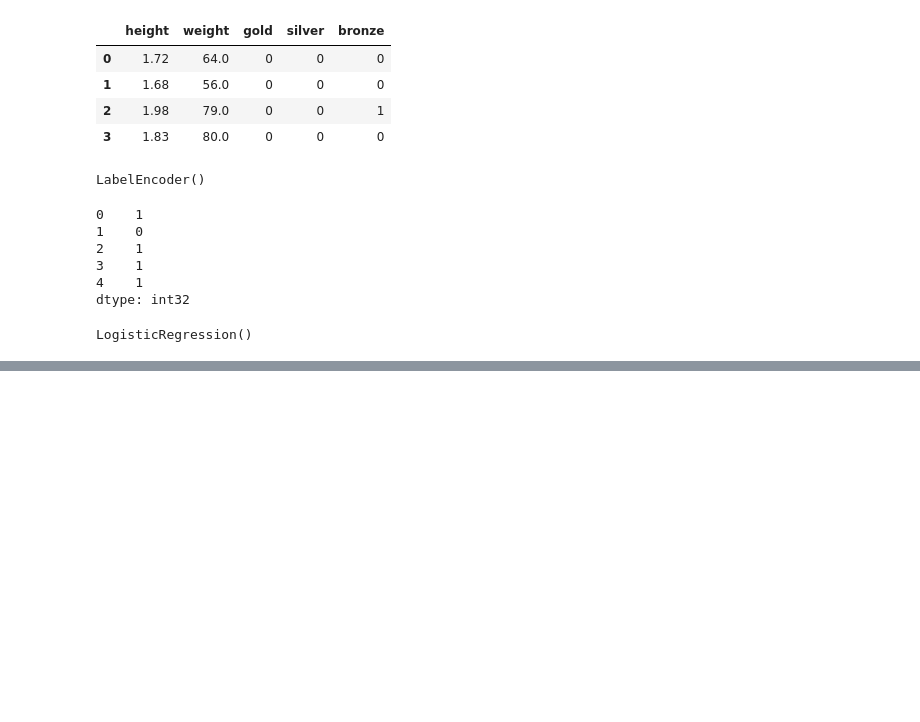
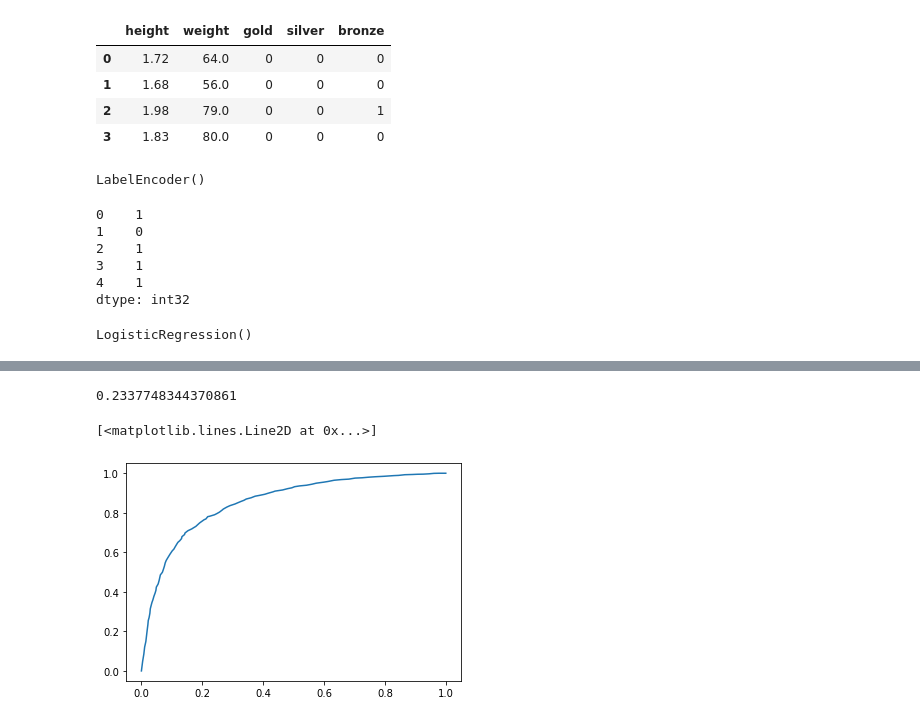
Before and after one commit to sergeimoiseev/neuro, a Jupyter notebook: dvp-10-hw-03/athletes_classifier.ipynb, the cells around one changed output, grey strips where cells are left out. Cells and saved outputs as stored; diff of their text form; code cells hidden in the pictures; blank space fills up the shorter version.

```diff
--- a/dvp-10-hw-03/athletes_classifier.ipynb
+++ b/dvp-10-hw-03/athletes_classifier.ipynb
@@ -181,3 +164,0 @@ def fpr(y, y_pre):
-# %%
-def tpr(y, y_pre):
-    return
@@ -189,0 +165,16 @@ def recall(y, y_pre):
+# %%
+def rbt(number,threshold):
+    return number // threshold
+def state(y,y_,tr):
+    y = pd.Series(y)
+    y_ = pd.Series(y_)
+    N_rows = y.shape[0]
+    cols = ['y', 'y_', 'tp','fn', 'fp', 'tn']
+    s = pd.DataFrame(np.zeros((N_rows, len(cols))), columns = cols, dtype = 'bool')
+    s.y = y.reset_index().drop(columns=['index']).astype('bool')
+    s.y_ = y_.reset_index().drop(columns=['index']).apply(lambda val: rbt(val,tr)).astype('bool')
+    s.tp = s.y & s.y_
+    s.fn = s.y & ~s.y_
+    s.fp = ~s.y & s.y_
+    s.tn = ~s.y & ~s.y_
+    return s
@@ -189,0 +183,32 @@ def recall(y, y_pre):
+# %%
+def tpr(y, y_pre,th):
+    s = state(y, y_pre,th)
+    return s.tp.sum()/(s.tp.sum() + s.fn.sum())
+def fpr(y, y_pre,th):
+    s = state(y, y_pre,th)
+    return s.fp.sum()/(s.fp.sum() + s.tn.sum())
+def pre(y, y_pre,th):
+    s = state(y, y_pre,th)
+    return s.tp.sum()/(s.tp.sum() + s.fp.sum())
+def re(y, y_pre,th):
+    s = state(y, y_pre,th)
+    return s.tp.sum()/(s.tp.sum() + s.fn.sum())
+# %%
+fpr(y_test,predictions[:,1],0.5)
+# %% [output]
+0.2337748344370861
+# %%
+n_points = 100
+cols =  ['thr','tpr','fpr','pre','re']
+data = pd.DataFrame(np.zeros((n_points,len(cols))),columns = cols)
+data.thr = np.linspace(0.0, 1.0, num=n_points)
+data.tpr = data.apply(lambda row: tpr(y_test,predictions[:,1],row.thr) , axis = 1)
+data.fpr = data.apply(lambda row: fpr(y_test,predictions[:,1],row.thr) , axis = 1)
+data.pre = data.apply(lambda row: pre(y_test,predictions[:,1],row.thr) , axis = 1)
+data.re = data.apply(lambda row: re(y_test,predictions[:,1],row.thr) , axis = 1)
+# %%
+# ROC
+plt.plot( data.fpr, data.tpr )
+# %% [output]
+[<matplotlib.lines.Line2D at 0x...>]
+[figure, added]
```
Also changed, not shown: parts of 9 cells of this notebook, 1 other file.
